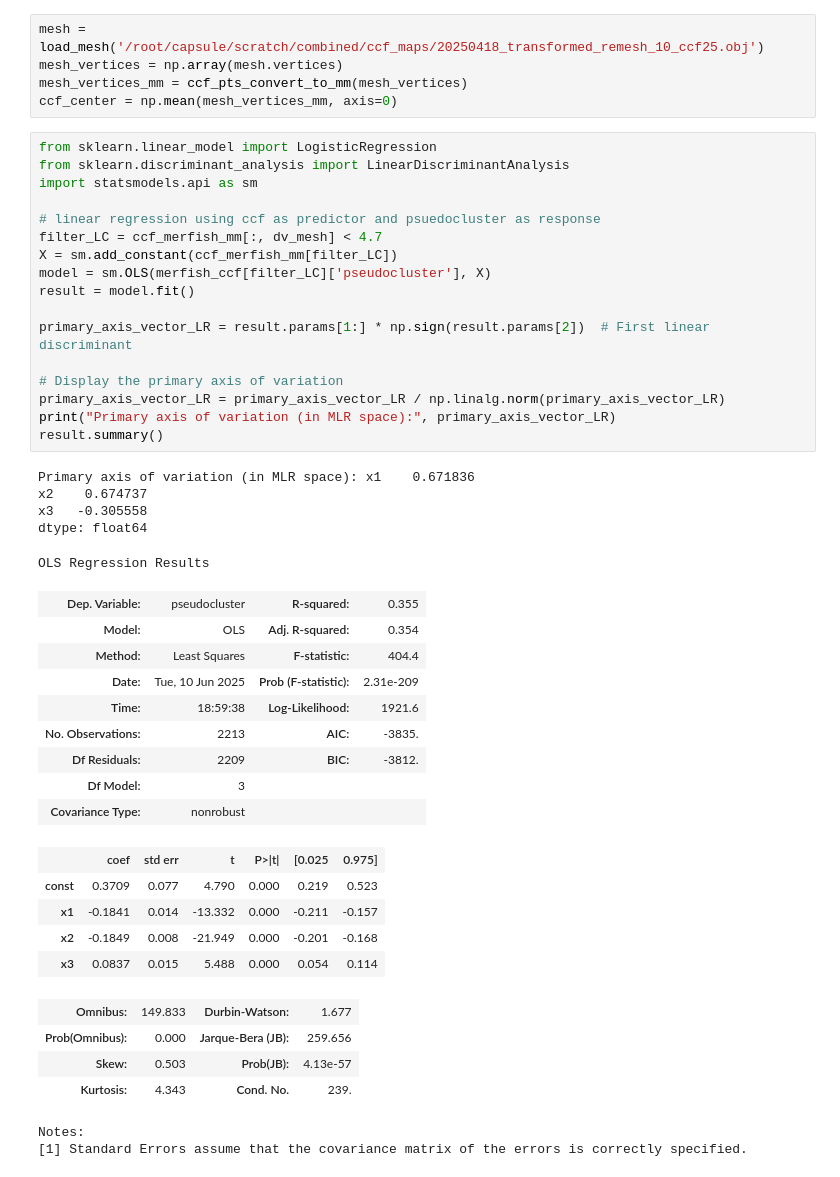
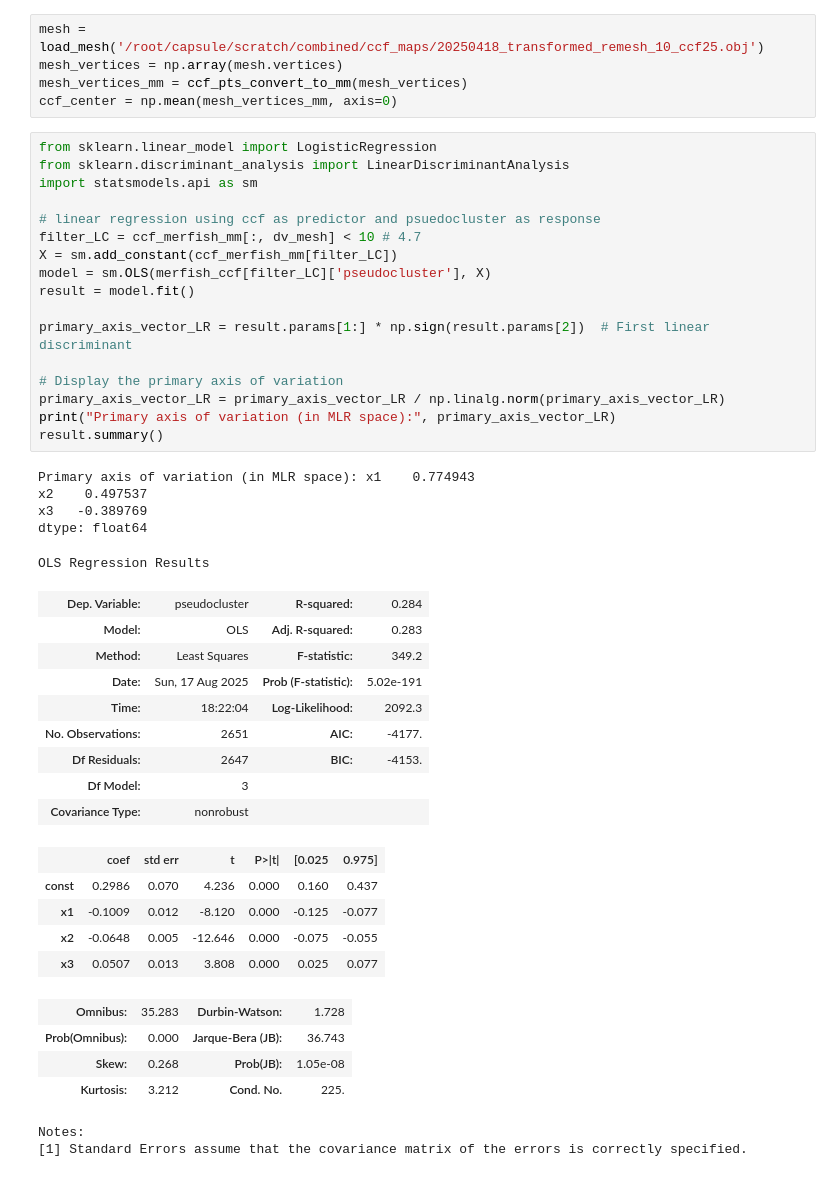
Before and after one commit to AllenNeuralDynamics/aind-beh-ephys-analysis, a Jupyter notebook: code/beh_ephys_analysis/session_combine/merfish.ipynb, the cells around one changed output. Cells and saved outputs as stored; diff of their text form.

```diff
--- a/code/beh_ephys_analysis/session_combine/merfish.ipynb
+++ b/code/beh_ephys_analysis/session_combine/merfish.ipynb
@@ -31,43 +31,43 @@ ccf_center = np.mean(mesh_vertices_mm, axis=0)
 # %%
 from sklearn.linear_model import LogisticRegression
 from sklearn.discriminant_analysis import LinearDiscriminantAnalysis
 import statsmodels.api as sm
 
 # linear regression using ccf as predictor and psuedocluster as response
-filter_LC = ccf_merfish_mm[:, dv_mesh] < 4.7
+filter_LC = ccf_merfish_mm[:, dv_mesh] < 10 # 4.7
 X = sm.add_constant(ccf_merfish_mm[filter_LC])
 model = sm.OLS(merfish_ccf[filter_LC]['pseudocluster'], X)
 result = model.fit()
 
 primary_axis_vector_LR = result.params[1:] * np.sign(result.params[2])  # First linear discriminant
 
 # Display the primary axis of variation
 primary_axis_vector_LR = primary_axis_vector_LR / np.linalg.norm(primary_axis_vector_LR)
 print("Primary axis of variation (in MLR space):", primary_axis_vector_LR)
 result.summary()
 # %% [output]
-Primary axis of variation (in MLR space): x1    0.671836
-x2    0.674737
-x3   -0.305558
+Primary axis of variation (in MLR space): x1    0.774943
+x2    0.497537
+x3   -0.389769
 dtype: float64
 OLS Regression Results
-| Dep. Variable: | pseudocluster | R-squared: | 0.355 |
-| Model: | OLS | Adj. R-squared: | 0.354 |
-| Method: | Least Squares | F-statistic: | 404.4 |
-| Date: | Tue, 10 Jun 2025 | Prob (F-statistic): | 2.31e-209 |
-| Time: | 18:59:38 | Log-Likelihood: | 1921.6 |
-| No. Observations: | 2213 | AIC: | -3835. |
-| Df Residuals: | 2209 | BIC: | -3812. |
+| Dep. Variable: | pseudocluster | R-squared: | 0.284 |
+| Model: | OLS | Adj. R-squared: | 0.283 |
+| Method: | Least Squares | F-statistic: | 349.2 |
+| Date: | Sun, 17 Aug 2025 | Prob (F-statistic): | 5.02e-191 |
+| Time: | 18:22:04 | Log-Likelihood: | 2092.3 |
+| No. Observations: | 2651 | AIC: | -4177. |
+| Df Residuals: | 2647 | BIC: | -4153. |
 | Df Model: | 3 |  |  |
 | Covariance Type: | nonrobust |  |  |
 |  | coef | std err | t | P>|t| | [0.025 | 0.975] |
-| const | 0.3709 | 0.077 | 4.790 | 0.000 | 0.219 | 0.523 |
-| x1 | -0.1841 | 0.014 | -13.332 | 0.000 | -0.211 | -0.157 |
-| x2 | -0.1849 | 0.008 | -21.949 | 0.000 | -0.201 | -0.168 |
-| x3 | 0.0837 | 0.015 | 5.488 | 0.000 | 0.054 | 0.114 |
+| const | 0.2986 | 0.070 | 4.236 | 0.000 | 0.160 | 0.437 |
+| x1 | -0.1009 | 0.012 | -8.120 | 0.000 | -0.125 | -0.077 |
+| x2 | -0.0648 | 0.005 | -12.646 | 0.000 | -0.075 | -0.055 |
+| x3 | 0.0507 | 0.013 | 3.808 | 0.000 | 0.025 | 0.077 |
-| Omnibus: | 149.833 | Durbin-Watson: | 1.677 |
-| Prob(Omnibus): | 0.000 | Jarque-Bera (JB): | 259.656 |
-| Skew: | 0.503 | Prob(JB): | 4.13e-57 |
-| Kurtosis: | 4.343 | Cond. No. | 239. |
+| Omnibus: | 35.283 | Durbin-Watson: | 1.728 |
+| Prob(Omnibus): | 0.000 | Jarque-Bera (JB): | 36.743 |
+| Skew: | 0.268 | Prob(JB): | 1.05e-08 |
+| Kurtosis: | 3.212 | Cond. No. | 225. |
 Notes:
 [1] Standard Errors assume that the covariance matrix of the errors is correctly specified.
```
Also changed, not shown: parts of 6 cells of this notebook, 3 other files.
